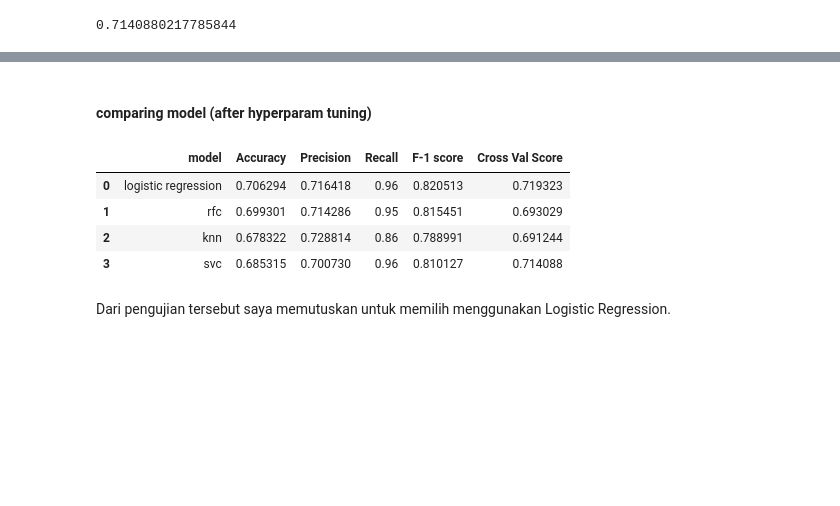
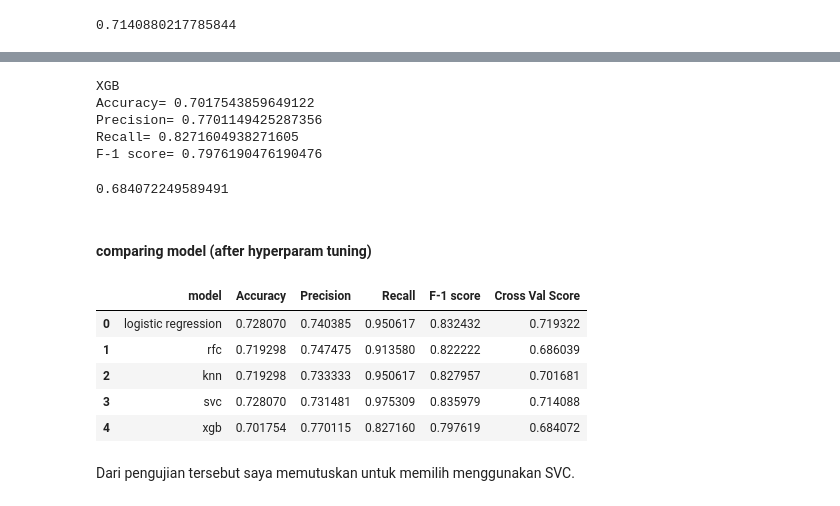
Before and after one commit to gitenx/finalproject_JCDS6, a Jupyter notebook: modelselection.ipynb, the cells around one changed output, grey strips where cells are left out. Cells and saved outputs as stored; diff of their text form; code cells hidden in the pictures; blank space fills up the shorter version.

```diff
--- a/modelselection.ipynb
+++ b/modelselection.ipynb
@@ -208,5 +227,5 @@ Text(0, 0.5, 'Testing Accuracy')
 # %%
-knn = KNeighborsClassifier(n_neighbors=9)
+knn = KNeighborsClassifier(n_neighbors=49)
 
 knn.fit(X_train, y_train)
 print('k-NN Classifier:')
@@ -275,7 +290,10 @@ SVC(C=1, cache_size=200, class_weight=None, coef0=0.0,
     max_iter=-1, probability=False, random_state=None, shrinking=True,
     tol=0.001, verbose=False)
 # %%
-svm = SVC(C=1, gamma=0.01, probability=True)
+svm = SVC(C=1, cache_size=200, class_weight=None, coef0=0.0,
+    decision_function_shape='ovr', degree=3, gamma=0.01, kernel='rbf',
+    max_iter=-1, probability=False, random_state=None, shrinking=True,
+    tol=0.001, verbose=False)
 
 svm.fit(X_train, y_train)
 print('SVC:')
@@ -295,0 +337,21 @@ cross_val_score(svm, x, y, cv=10).mean()
+# %%
+param = {
+    'n_estimators': [100,200,500,750,1000],
+    'max_depth': [3,5,7,9],
+    'min_child_weight': [1,3,5],
+#     'gamma':[i/10.0 for i in range(0,5)],
+#     'subsample':[i/10.0 for i in range(6,10)],
+#     'colsample_bytree':[i/10.0 for i in range(6,10)],
+#     'reg_alpha':[0, 0.001, 0.005, 0.01, 0.05, 0.1, 1],
+    'learning_rate': [0.01, 0.02, 0.05, 0.1]
+}
+
+scoring = {'AUC': 'roc_auc', 'Accuracy': make_scorer(accuracy_score)}
+gsxgb = GridSearchCV(estimator=XGBClassifier(),
+                     param_grid=param,
+                     scoring=scoring, iid=False,
+                     cv=5, verbose=True,
+                     refit='Accuracy',
+                     n_jobs=-1)
+
+gsxgb.fit(X_train, y_train)
@@ -296,22 +393,49 @@ cross_val_score(svm, x, y, cv=10).mean()
+# %%
+xgb = XGBClassifier(base_score=0.5, booster='gbtree', colsample_bylevel=1,
+              colsample_bynode=1, colsample_bytree=1, gamma=0,
+              learning_rate=0.01, max_delta_step=0, max_depth=9,
+              min_child_weight=1, missing=None, n_estimators=1000, n_jobs=1,
+              nthread=None, objective='binary:logistic', random_state=0,
+              reg_alpha=0, reg_lambda=1, scale_pos_weight=1, seed=None,
+              silent=None, subsample=1, verbosity=1)
+
+xgb.fit(X_train, y_train)
+print('XGB')
+print('Accuracy=', xgb.score(X_test, y_test))
+print('Precision=', precision_score(y_test, xgb.predict(X_test)))
+print('Recall=', recall_score(y_test, xgb.predict(X_test)))
+print('F-1 score=', f1_score(y_test, xgb.predict(X_test)))
+# %% [output]
+XGB
+Accuracy= 0.7017543859649122
+Precision= 0.7701149425287356
+Recall= 0.8271604938271605
+F-1 score= 0.7976190476190476
+# %%
+cross_val_score(xgb, x, y, cv=10).mean()
+# %% [output]
+0.684072249589491
 # %% [markdown]
 #### comparing model (after hyperparam tuning)
 # %%
 a = [['logistic regression',model_lr.score(X_test, y_test),precision_score(y_test, model_lr.predict(X_test)), recall_score(y_test, model_lr.predict(X_test)),f1_score(y_test, model_lr.predict(X_test)), cross_val_score(model_lr, x, y, cv=10).mean()],
      ['rfc', rfc.score(X_test, y_test),precision_score(y_test, rfc.predict(X_test)),recall_score(y_test, rfc.predict(X_test)),f1_score(y_test, rfc.predict(X_test)), cross_val_score(rfc, x, y, cv=10).mean()],
      ['knn', knn.score(X_test, y_test), precision_score(y_test, knn.predict(X_test)),recall_score(y_test, knn.predict(X_test)), f1_score(y_test, knn.predict(X_test)), cross_val_score(knn, x, y, cv=10).mean()],
      ['svc', svm.score(X_test, y_test), precision_score(y_test, svm.predict(X_test)),recall_score(y_test, svm.predict(X_test)), f1_score(y_test, svm.predict(X_test)), cross_val_score(svm, x, y, cv=10).mean()],
+     ['xgb', xgb.score(X_test, y_test), precision_score(y_test, xgb.predict(X_test)),recall_score(y_test, xgb.predict(X_test)), f1_score(y_test, xgb.predict(X_test)), cross_val_score(xgb, x, y, cv=10).mean()],
     ]
 
 dfcompare = pd.DataFrame(a, columns=['model', 'Accuracy','Precision','Recall','F-1 score','Cross Val Score'])
 dfcompare
 # %% [output]
 |  | model | Accuracy | Precision | Recall | F-1 score | Cross Val Score |
-| 0 | logistic regression | 0.706294 | 0.716418 | 0.96 | 0.820513 | 0.719323 |
-| 1 | rfc | 0.699301 | 0.714286 | 0.95 | 0.815451 | 0.693029 |
-| 2 | knn | 0.678322 | 0.728814 | 0.86 | 0.788991 | 0.691244 |
-| 3 | svc | 0.685315 | 0.700730 | 0.96 | 0.810127 | 0.714088 |
+| 0 | logistic regression | 0.728070 | 0.740385 | 0.950617 | 0.832432 | 0.719322 |
+| 1 | rfc | 0.719298 | 0.747475 | 0.913580 | 0.822222 | 0.686039 |
+| 2 | knn | 0.719298 | 0.733333 | 0.950617 | 0.827957 | 0.701681 |
+| 3 | svc | 0.728070 | 0.731481 | 0.975309 | 0.835979 | 0.714088 |
+| 4 | xgb | 0.701754 | 0.770115 | 0.827160 | 0.797619 | 0.684072 |
 # %% [markdown]
-Dari pengujian tersebut saya memutuskan untuk memilih menggunakan Logistic Regression.
+Dari pengujian tersebut saya memutuskan untuk memilih menggunakan SVC.
 # %%
 import pickle
 
```
Also changed, not shown: parts of 36 cells of this notebook, 1 other file.
